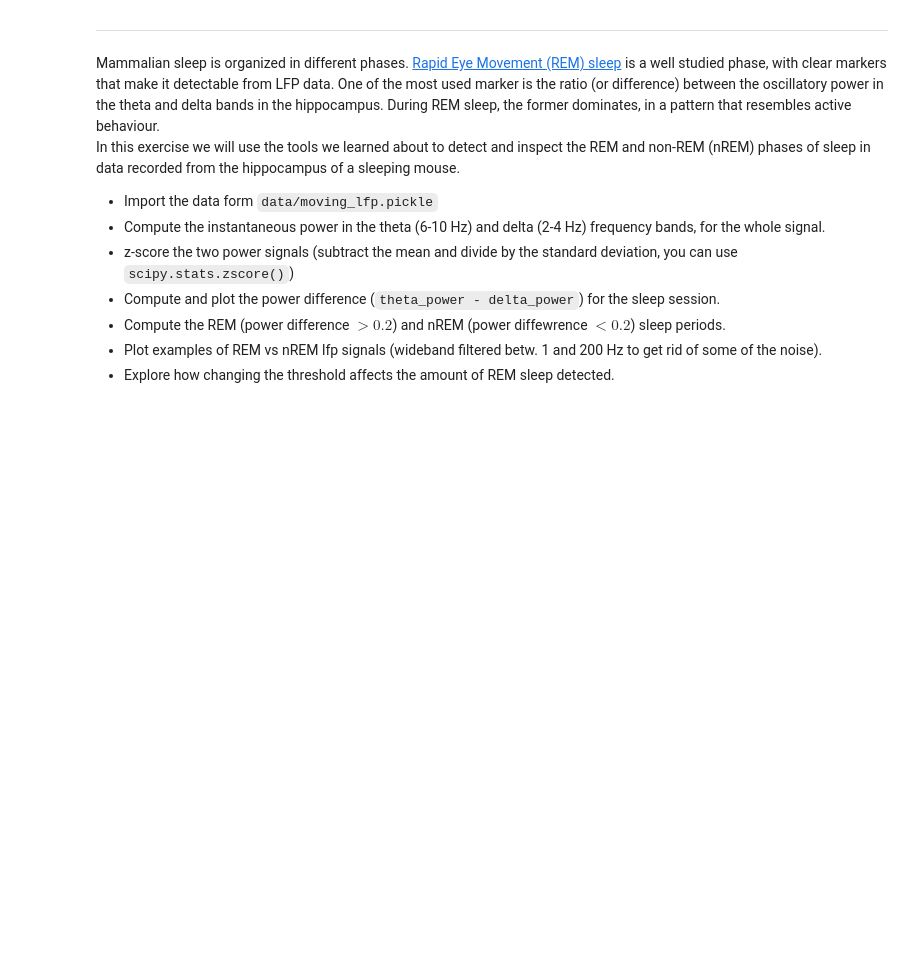
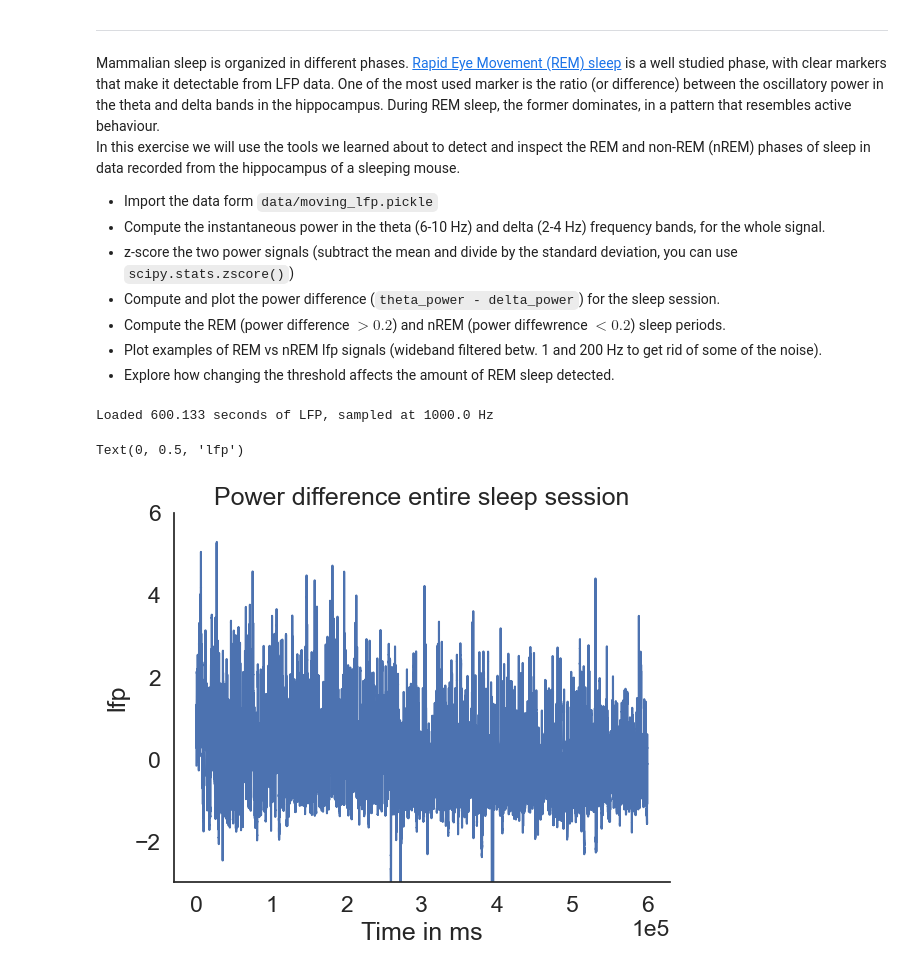
Before and after one commit to YorisM/Neural-Analysis, a Jupyter notebook: neural-data-master/01-local_field_potential/exercises.ipynb, the cells around one changed output. Cells and saved outputs as stored; diff of their text form; code cells hidden in the pictures; blank space fills up the shorter version.

```diff
--- a/neural-data-master/01-local_field_potential/exercises.ipynb
+++ b/neural-data-master/01-local_field_potential/exercises.ipynb
@@ -119,3 +177,46 @@ In this exercise we will use the tools we learned about to detect and inspect th
 - Compute the REM (power difference $>0.2$) and nREM (power diffewrence $<0.2$) sleep periods.
 - Plot examples of REM vs nREM lfp signals (wideband filtered betw. 1 and 200 Hz to get rid of some of the noise).
 - Explore how changing the threshold affects the amount of REM sleep detected.
+# %%
+# Loading data (already imported in ex. 1)
+sleep_lfp = lfp_data['lfp']
+sampling_rate = lfp_data['sampling_rate']
+print(f'Loaded {len(lfp)/sampling_rate} seconds of LFP, sampled at {sampling_rate} Hz')
+# %% [output]
+Loaded 600.133 seconds of LFP, sampled at 1000.0 Hz
+# %%
+def compute_ripple_power(signal,sampling_rate,low_f,high_f):
+    '''Takes lfp signal and sampling rate, returns instantaneous power in the specified band
+    (default is ripple band 100-250 Hz)'''
+    signal = signal - np.mean(signal) # get rid of 0 frequency component
+
+    frequencies =  np.linspace(low_f,high_f,50)/sampling_rate
+    wavelet = 'cmor1.0-1.0'
+    scales = scale2frequency(wavelet, frequencies)
+    cwtmatr, _ = cwt(signal, wavelet=wavelet, scales=scales,
+                    sampling_period=1.0/sampling_rate)
+
+    power = np.mean(abs(cwtmatr)**2,axis=0)
+    return power
+
+# Compute instantaneous Power
+ripple_power_theta = compute_ripple_power(sleep_lfp, sampling_rate, low_f = 6, high_f = 10)
+ripple_power_delta = compute_ripple_power(sleep_lfp, sampling_rate, low_f = 2, high_f = 4)
+
+# Compute z-score
+zscored_power_theta = zscore(ripple_power_theta)
+zscored_power_delta = zscore(ripple_power_delta)
+# %%
+# Compute and plot power difference
+diff = zscored_power_theta - zscored_power_delta
+
+x = np.arange(0, 600133)
+plt.plot(x, diff)
+plt.title("Power difference entire sleep session")
+plt.xlabel("Time in ms")
+plt.ylim(-3, 6)
+plt.ticklabel_format(style='sci', axis='x', scilimits=(0,0))
+plt.ylabel("lfp")
+# %% [output]
+Text(0, 0.5, 'lfp')
+[figure, added]
```
Also changed, not shown: parts of 12 cells of this notebook, 1 other file.
